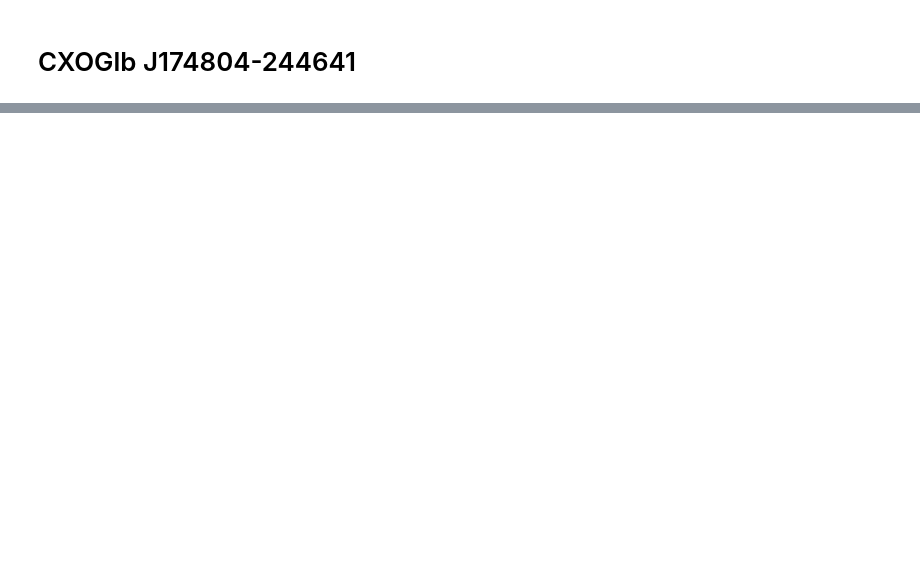
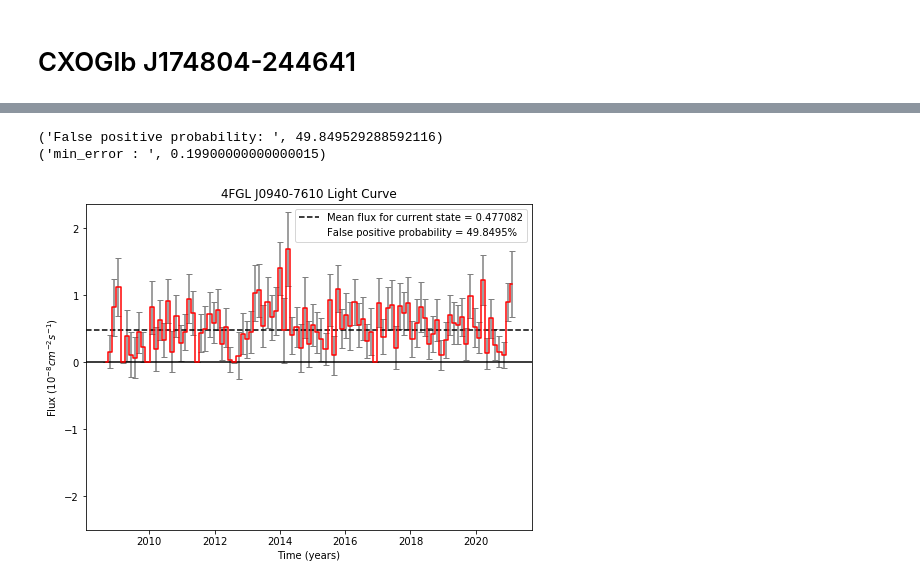
Before and after one commit to CMacM/TMSP_monitoring_Fermi, a Jupyter notebook: SourceAdding.ipynb, the cells around one changed output, grey strips where cells are left out. Saved outputs shown, nothing was run; the diff lists cells and outputs as text; code cells hidden in the pictures; blank space fills up the shorter version.

```diff
--- a/SourceAdding.ipynb
+++ b/SourceAdding.ipynb
@@ -397,0 +278,2 @@ Working on file /home/b7009348/projects/fermi-data/Weekly_Spacecraft/weekly/spac
+# %%
+mkLightCurve.add_new_source()
@@ -397,0 +284,2 @@ Working on file /home/b7009348/projects/fermi-data/Weekly_Spacecraft/weekly/spac
+# %%
+mkLightCurve.add_new_source()
@@ -397,0 +294,2 @@ Working on file /home/b7009348/projects/fermi-data/Weekly_Spacecraft/weekly/spac
+# %%
+mkLightCurve.add_new_source()
@@ -397,0 +336,9 @@ Working on file /home/b7009348/projects/fermi-data/Weekly_Spacecraft/weekly/spac
+# %%
+mkLightCurve.set_min_error(test_error=0.001, source='J0940')
+# %% [output]
+('False positive probability: ', 49.849529288592116)
+('min_error : ', 0.19900000000000015)
+# %%
+mkLightCurve.plot_curve('J0940')
+# %% [output]
+[figure, added]
```
Also changed, not shown: parts of 107 cells of this notebook, 8 other files.
